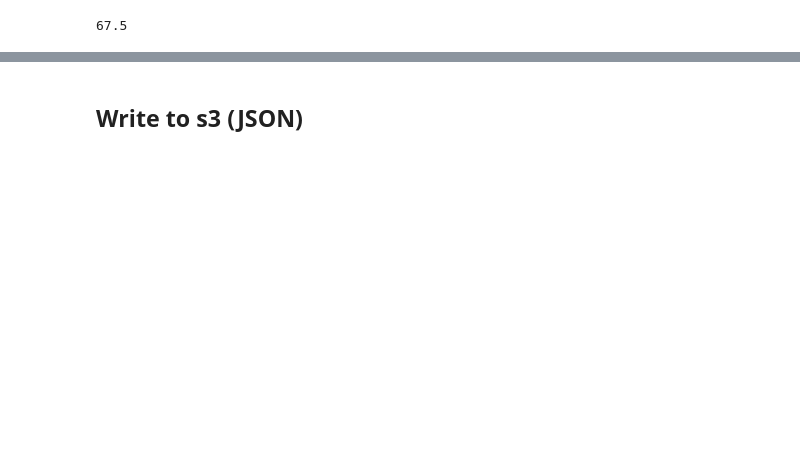
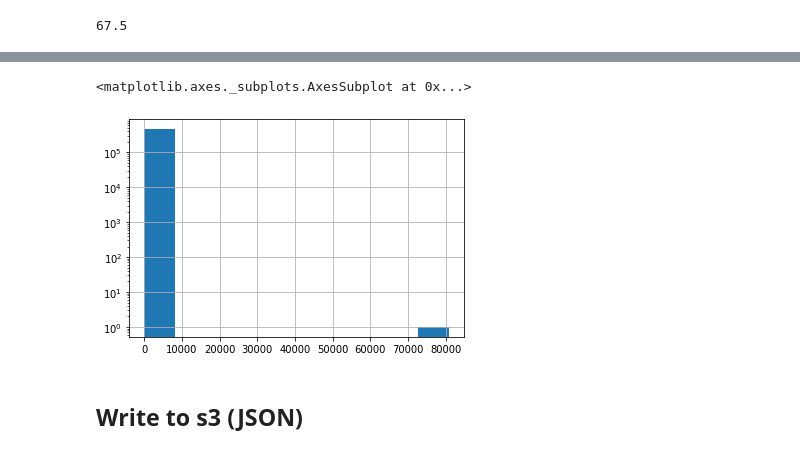
Before and after one commit to impresso/impresso-passim, a Jupyter notebook: notebooks/postprocess_distributed.ipynb, the cells around one changed output, grey strips where cells are left out. Drawn from its saved outputs; the diff is of its cells as text; code cells hidden in the pictures; blank space fills up the shorter version.

```diff
--- a/notebooks/postprocess_distributed.ipynb
+++ b/notebooks/postprocess_distributed.ipynb
@@ -262,3 +315,9 @@ clusters_df.loc[:, 'cluster_size'] = clusters_df['size']['count']
+# %%
+%matplotlib inline
+clusters_df.cluster_size.hist(log=True)
+# %% [output]
+<matplotlib.axes._subplots.AxesSubplot at 0x...>
+[figure, added]
 # %% [markdown]
 ## Write to s3 (JSON)
 # %%
```
Also changed, not shown: parts of 22 cells of this notebook, 1 other file.
